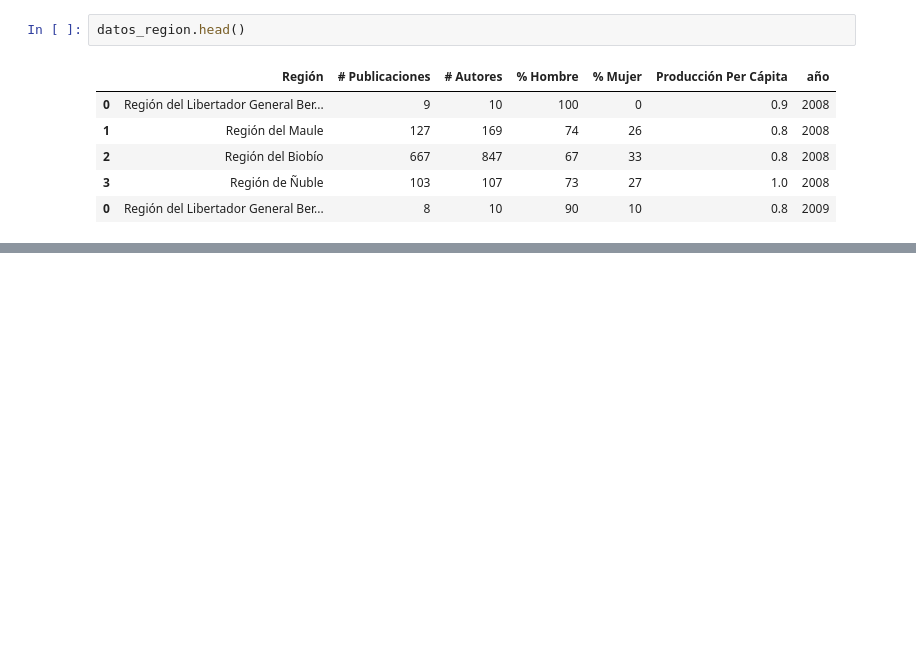
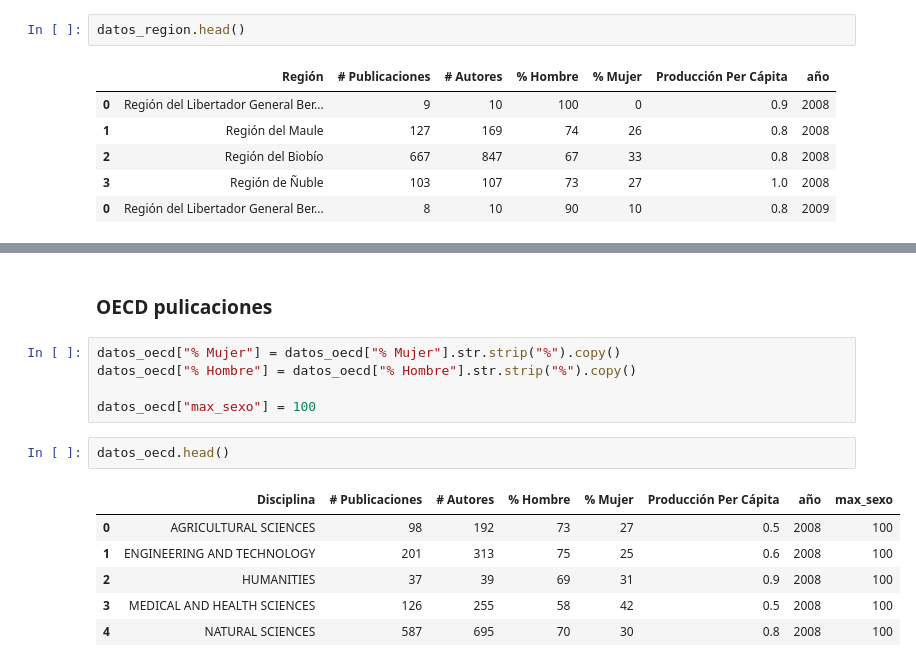
Before and after one commit to Nanocell-Lab/nodo_CTCI, a Jupyter notebook: 04_Investigación.ipynb, the cells around one changed output, grey strips where cells are left out. Drawn from its saved outputs; the diff is of its cells as text; blank space fills up the shorter version.

```diff
--- a/04_Investigación.ipynb
+++ b/04_Investigación.ipynb
@@ -117,0 +163,16 @@ alt.Chart(datos_region).mark_bar(
+# %% [markdown]
+### OECD pulicaciones
+# %%
+datos_oecd["% Mujer"] = datos_oecd["% Mujer"].str.strip("%").copy()
+datos_oecd["% Hombre"] = datos_oecd["% Hombre"].str.strip("%").copy()
+
+datos_oecd["max_sexo"] = 100
+# %%
+datos_oecd.head()
+# %% [output]
+|  | Disciplina | # Publicaciones | # Autores | % Hombre | % Mujer | Producción Per Cápita | año | max_sexo |
+| 0 | AGRICULTURAL SCIENCES | 98 | 192 | 73 | 27 | 0.5 | 2008 | 100 |
+| 1 | ENGINEERING AND TECHNOLOGY | 201 | 313 | 75 | 25 | 0.6 | 2008 | 100 |
+| 2 | HUMANITIES | 37 | 39 | 69 | 31 | 0.9 | 2008 | 100 |
+| 3 | MEDICAL AND HEALTH SCIENCES | 126 | 255 | 58 | 42 | 0.5 | 2008 | 100 |
+| 4 | NATURAL SCIENCES | 587 | 695 | 70 | 30 | 0.8 | 2008 | 100 |
```
Also changed, not shown: parts of 5 cells of this notebook.
